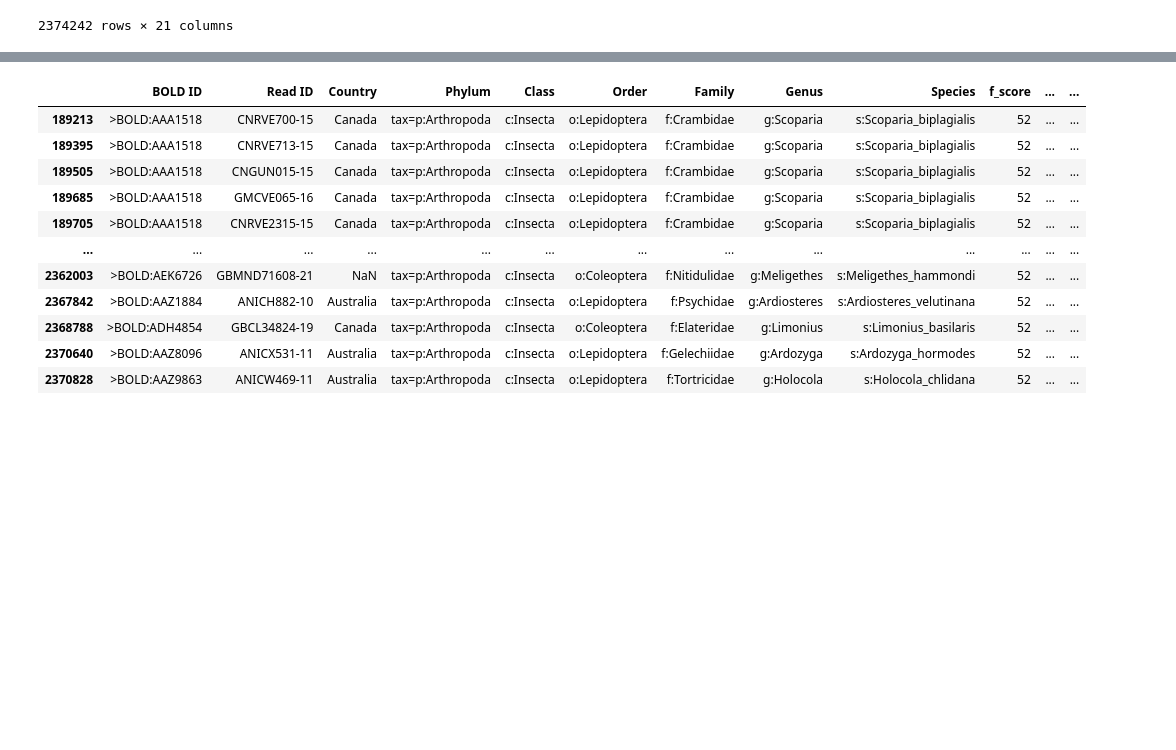
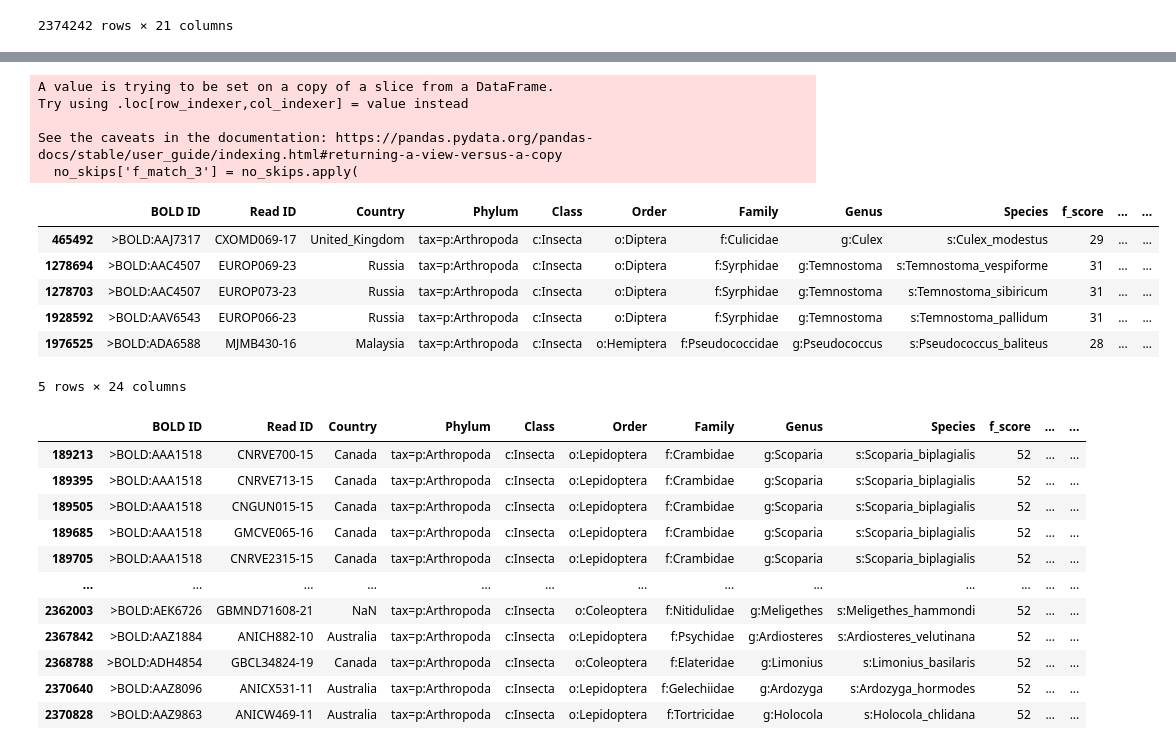
Before and after one commit to Vuju/primer-finder, a Jupyter notebook: src/Notebooks/test.ipynb, the cells around one changed output, grey strips where cells are left out. Drawn from its saved outputs; the diff is of its cells as text; code cells hidden in the pictures; blank space fills up the shorter version.

Commit message:
There were 5 in 2.3M sequences, which managed to set their index to -1 instead of 0. Since their alignment worked otherwise, I set the index to min 0. Maybe their score is also off by 1 but meh

```diff
--- a/src/Notebooks/test.ipynb
+++ b/src/Notebooks/test.ipynb
@@ -158,3 +166,27 @@ no_skips[no_skips['f_match_2'] != no_skips['f_match']]
+# %%
+critical_seqs = my_result[my_result['f_index'] < 0]
+no_skips = critical_seqs[~critical_seqs['f_match'].str.contains('-')]
+no_skips.loc[:,'f_index'] = 0
+no_skips['f_match_3'] = no_skips.apply(
+    lambda row: row['Sequence'][row['f_index']:row['f_index'] + len(row['f_match'])]
+    if pd.notna(row['Sequence']) and pd.notna(row['f_index']) and pd.notna(row['f_match'])
+    else None,
+    axis=1
+)
+no_skips
+# %% [output]
+A value is trying to be set on a copy of a slice from a DataFrame.
+Try using .loc[row_indexer,col_indexer] = value instead
+
+See the caveats in the documentation: https://pandas.pydata.org/pandas-docs/stable/user_guide/indexing.html#returning-a-view-versus-a-copy
+  no_skips['f_match_3'] = no_skips.apply(
+|  | BOLD ID | Read ID | Country | Phylum | Class | Order | Family | Genus | Species | f_score | ... | ... |
+| 465492 | >BOLD:AAJ7317 | CXOMD069-17 | United_Kingdom | tax=p:Arthropoda | c:Insecta | o:Diptera | f:Culicidae | g:Culex | s:Culex_modestus | 29 | ... | ... |
+| 1278694 | >BOLD:AAC4507 | EUROP069-23 | Russia | tax=p:Arthropoda | c:Insecta | o:Diptera | f:Syrphidae | g:Temnostoma | s:Temnostoma_vespiforme | 31 | ... | ... |
+| 1278703 | >BOLD:AAC4507 | EUROP073-23 | Russia | tax=p:Arthropoda | c:Insecta | o:Diptera | f:Syrphidae | g:Temnostoma | s:Temnostoma_sibiricum | 31 | ... | ... |
+| 1928592 | >BOLD:AAV6543 | EUROP066-23 | Russia | tax=p:Arthropoda | c:Insecta | o:Diptera | f:Syrphidae | g:Temnostoma | s:Temnostoma_pallidum | 31 | ... | ... |
+| 1976525 | >BOLD:ADA6588 | MJMB430-16 | Malaysia | tax=p:Arthropoda | c:Insecta | o:Hemiptera | f:Pseudococcidae | g:Pseudococcus | s:Pseudococcus_baliteus | 28 | ... | ... |
+5 rows × 24 columns
 # %%
 my_result['b_match_2'] = my_result.apply(
     lambda row: row['Sequence'][row['b_index']:row['b_index'] + len(row['b_match'])]
```
Also changed, not shown: parts of 1 cell of this notebook, 1 other file.
